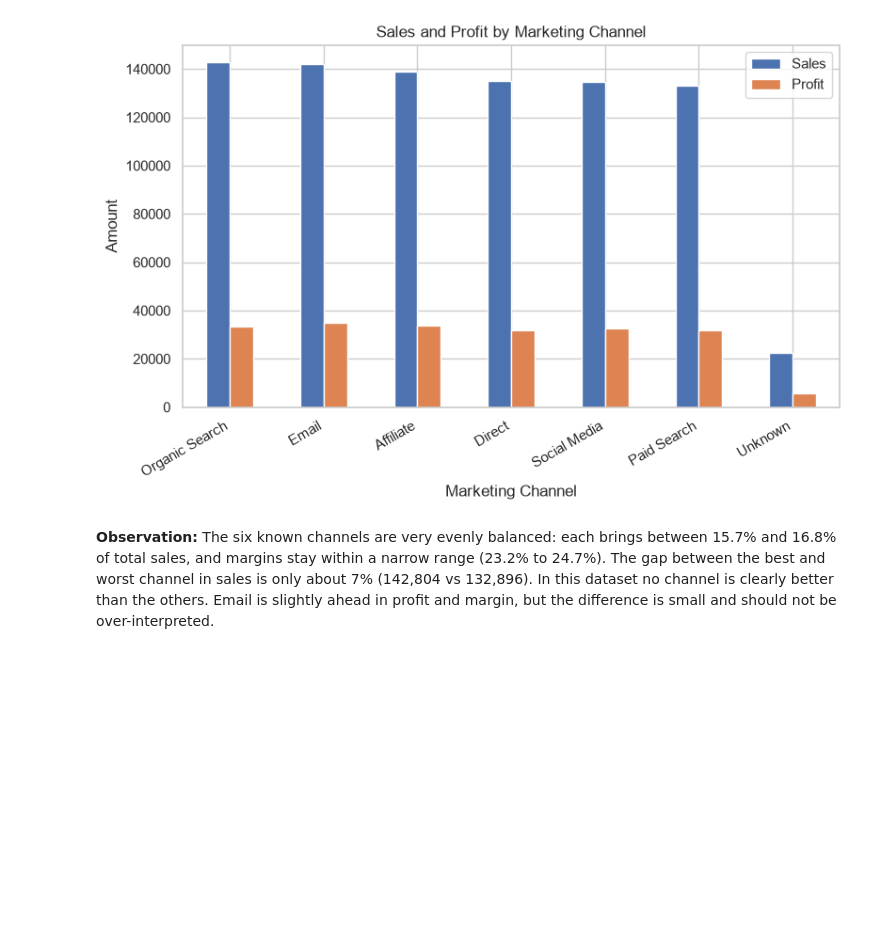
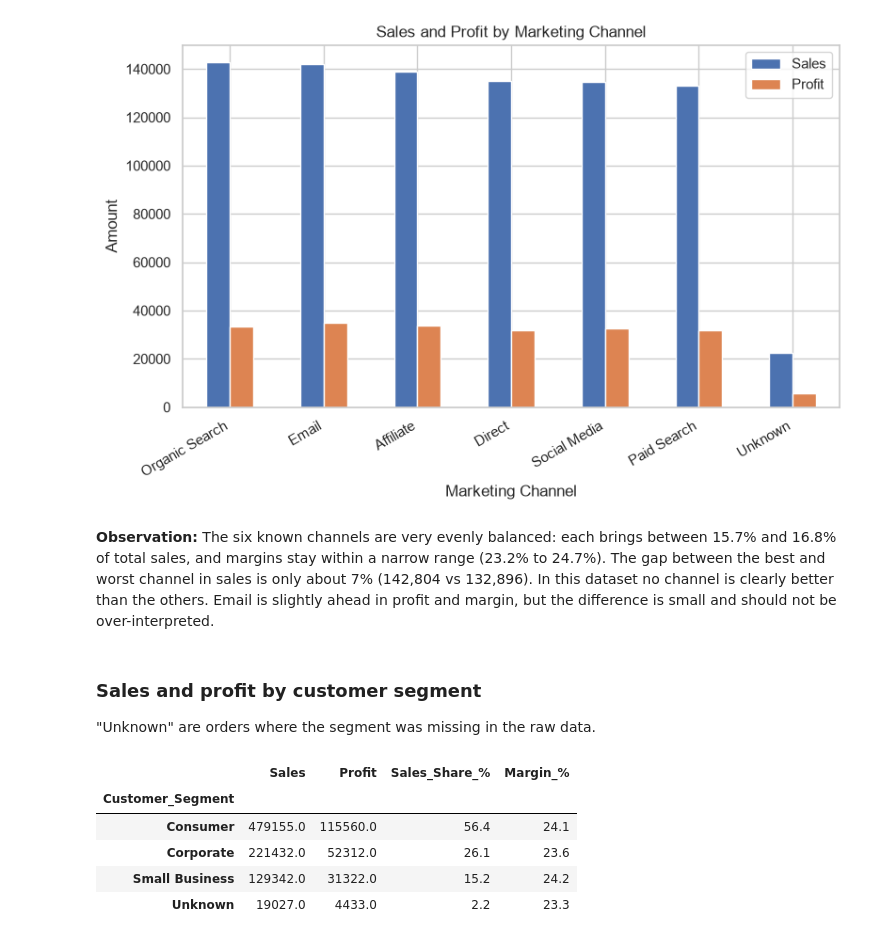
Before and after one commit to ariful3551/Ecommerce-Orders-Analysis, a Jupyter notebook: notebooks/03_eda_visualization.ipynb, the cells around one changed output. Cells and saved outputs as stored; diff of their text form; code cells hidden in the pictures; blank space fills up the shorter version.

```diff
--- a/notebooks/03_eda_visualization.ipynb
+++ b/notebooks/03_eda_visualization.ipynb
@@ -250,3 +250,16 @@ plt.show()
 [figure]
 # %% [markdown]
 **Observation:** The six known channels are very evenly balanced: each brings between 15.7% and 16.8% of total sales, and margins stay within a narrow range (23.2% to 24.7%). The gap between the best and worst channel in sales is only about 7% (142,804 vs 132,896). In this dataset no channel is clearly better than the others. Email is slightly ahead in profit and margin, but the difference is small and should not be over-interpreted.
+# %% [markdown]
+### Sales and profit by customer segment
+"Unknown" are orders where the segment was missing in the raw data.
+# %%
+segment_summary = summarize("Customer_Segment")
+segment_summary
+# %% [output]
+|  | Sales | Profit | Sales_Share_% | Margin_% |
+| Customer_Segment |  |  |  |  |
+| Consumer | 479155.0 | 115560.0 | 56.4 | 24.1 |
+| Corporate | 221432.0 | 52312.0 | 26.1 | 23.6 |
+| Small Business | 129342.0 | 31322.0 | 15.2 | 24.2 |
+| Unknown | 19027.0 | 4433.0 | 2.2 | 23.3 |
```
Also changed, not shown: parts of 4 cells of this notebook, 1 other file.
